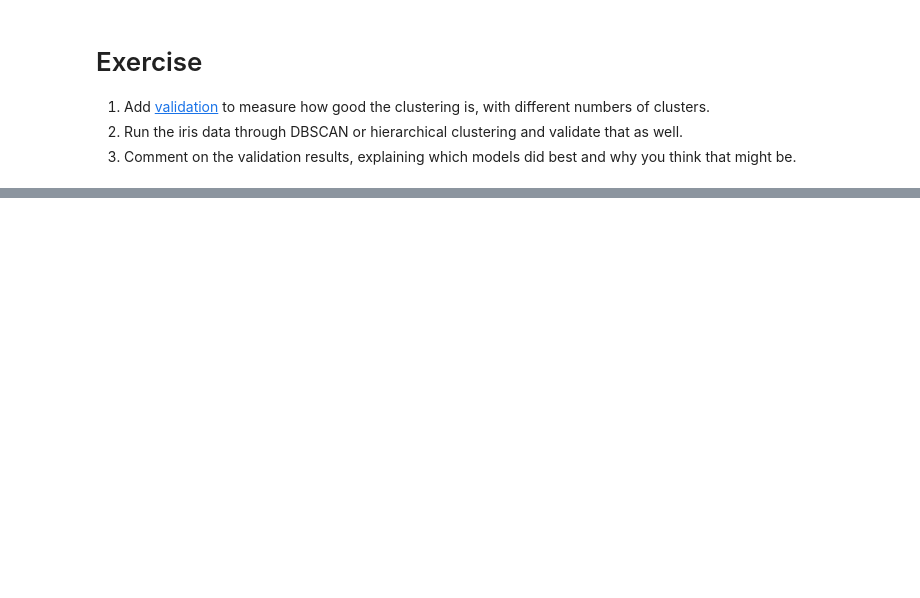
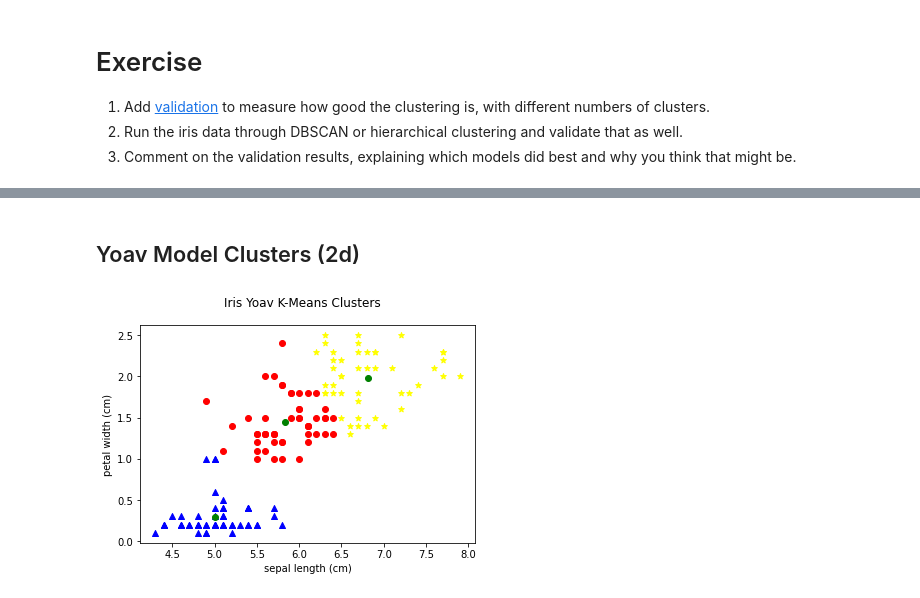
Before and after one commit to yrafalin/MachineLearning, a Jupyter notebook: Clustering/ClusteringIris.ipynb, the cells around one changed output, grey strips where cells are left out. Cells and saved outputs as stored; diff of their text form; code cells hidden in the pictures; blank space fills up the shorter version.

Commit message:
Clustering models and dataset

```diff
--- a/Clustering/ClusteringIris.ipynb
+++ b/Clustering/ClusteringIris.ipynb
@@ -132,0 +165,16 @@ for num_clusters in range(2, MAX_CLUSTERS + 1):
+# %%
+def points_by_label(point_list, label_list, label):  # equivalent point_list[label_list == label] if they were pandas dfs
+    points = []
+    for i in range(len(point_list)):
+        if label_list[i] == label:
+            points.append(point_list[i])
+    return points
+# %%
+def kmeans_clusters(point_list, num_clusters, num_iters):
+    centroid_list = random_coords(point_list, num_clusters)
+    for rep in range(num_iters):
+        print(centroid_list)
+        labels = label_points(point_list, centroid_list)  # assign centroid to each point
+        for c in range(len(centroid_list)):  # change each centroid
+            centroid_list[c] = average_point(points_by_label(point_list, labels, c))
+    return centroid_list, labels
@@ -132,0 +186,2 @@ for num_clusters in range(2, MAX_CLUSTERS + 1):
+# %%
+iris_centroids, iris_clusters = kmeans_clusters(iris_inputs_list, 3, 10)
@@ -132,0 +232,25 @@ for num_clusters in range(2, MAX_CLUSTERS + 1):
+# %% [markdown]
+## Yoav Model Clusters (2d)
+# %%
+iris_labels = numpy.array(iris_clusters)
+
+fig = matplotlib.pyplot.figure()
+fig.suptitle('Iris Yoav K-Means Clusters')
+matplotlib.pyplot.xlabel(iris.feature_names[x1_feature])
+matplotlib.pyplot.ylabel(iris.feature_names[x2_feature])
+
+scatter_0 = matplotlib.pyplot.scatter(x1[iris_labels==0], x2[iris_labels==0],
+                                      c="red", marker="o", label=iris.target_names[0])
+scatter_1 = matplotlib.pyplot.scatter(x1[iris_labels==1], x2[iris_labels==1],
+                                      c="blue", marker="^", label=iris.target_names[1])
+scatter_2 = matplotlib.pyplot.scatter(x1[iris_labels==2], x2[iris_labels==2],
+                                      c="yellow", marker="*", label=iris.target_names[2])
+
+#matplotlib.pyplot.legend(handles=[scatter_0, scatter_1, scatter_2])
+
+matplotlib.pyplot.scatter(numpy.array(iris_centroids)[:,0], numpy.array(iris_centroids)[:,1],
+                                      c="green", marker="o")
+
+matplotlib.pyplot.show()
+# %% [output]
+[figure, added]
```
Also changed, not shown: parts of 34 cells of this notebook, 7 other files.
